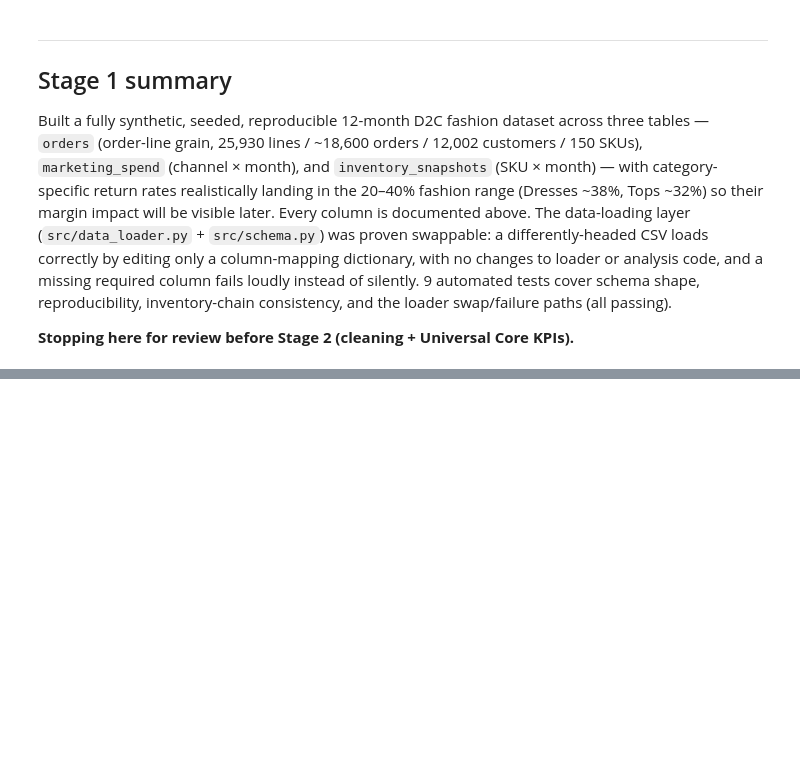
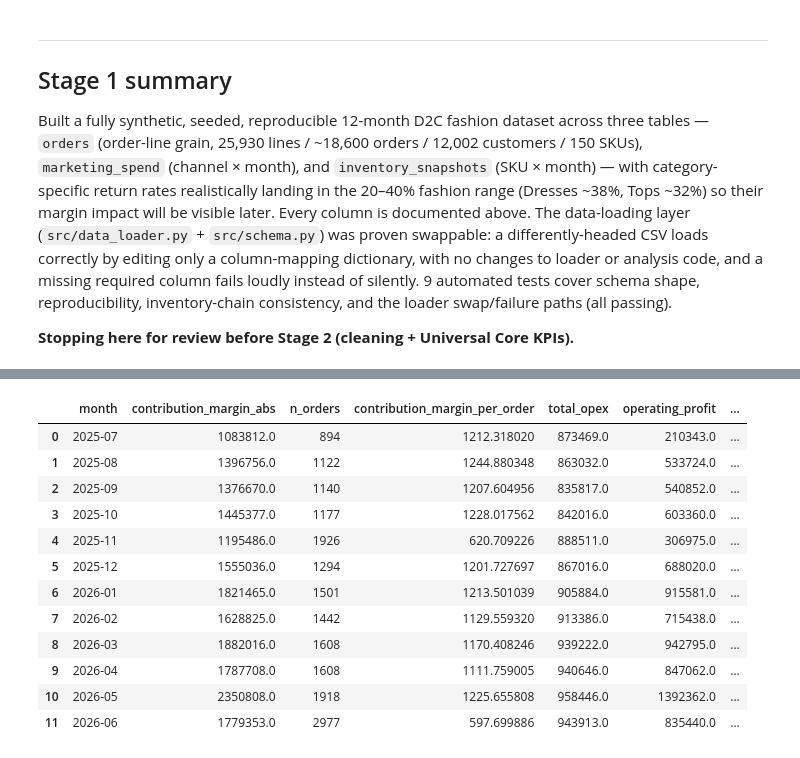
Before and after one commit to hrishikeshkedia-prog/ledger-margin-analysis, a Jupyter notebook: ceo_dashboard/notebooks/ceo_dashboard.ipynb, the cells around one changed output, grey strips where cells are left out. Drawn from its saved outputs; the diff is of its cells as text; code cells hidden in the pictures; blank space fills up the shorter version.

```diff
--- a/ceo_dashboard/notebooks/ceo_dashboard.ipynb
+++ b/ceo_dashboard/notebooks/ceo_dashboard.ipynb
@@ -349,0 +565,10 @@ passing).
+# %%
+orders_clean, decision_log_real = clean.clean_orders(data["orders"])
+print("Decision log (cleaning the real canonical orders table):")
+print(decision_log_real.to_string(index=False))
+assert (decision_log_real["rows_affected"] == 0).all(), "canonical data should be clean by construction"
+print("\nConfirmed: canonical data is clean by construction, as expected.")
+print(f"orders_clean shape: {orders_clean.shape} (includes new 'valid_economics' column)")
+
+opex_df = data["opex"]
+inventory_df = data["inventory_snapshots"]
@@ -349,0 +756,21 @@ passing).
+# %%
+pnl_trend = core.company_pnl_trend(orders_clean, opex_df)
+money_cols = ["contribution_margin_abs", "total_opex", "operating_profit", "net_revenue"]
+pnl_display = pnl_trend.copy()
+pnl_display[money_cols] = pnl_display[money_cols].round(0)
+pnl_display["operating_margin_pct_display"] = (pnl_display["operating_margin_pct"] * 100).round(1)
+pnl_display.drop(columns=["operating_margin_pct"])
+# %% [output]
+|  | month | contribution_margin_abs | n_orders | contribution_margin_per_order | total_opex | operating_profit | ... |
+| 0 | 2025-07 | 1083812.0 | 894 | 1212.318020 | 873469.0 | 210343.0 | ... |
+| 1 | 2025-08 | 1396756.0 | 1122 | 1244.880348 | 863032.0 | 533724.0 | ... |
+| 2 | 2025-09 | 1376670.0 | 1140 | 1207.604956 | 835817.0 | 540852.0 | ... |
+| 3 | 2025-10 | 1445377.0 | 1177 | 1228.017562 | 842016.0 | 603360.0 | ... |
+| 4 | 2025-11 | 1195486.0 | 1926 | 620.709226 | 888511.0 | 306975.0 | ... |
+| 5 | 2025-12 | 1555036.0 | 1294 | 1201.727697 | 867016.0 | 688020.0 | ... |
+| 6 | 2026-01 | 1821465.0 | 1501 | 1213.501039 | 905884.0 | 915581.0 | ... |
+| 7 | 2026-02 | 1628825.0 | 1442 | 1129.559320 | 913386.0 | 715438.0 | ... |
+| 8 | 2026-03 | 1882016.0 | 1608 | 1170.408246 | 939222.0 | 942795.0 | ... |
+| 9 | 2026-04 | 1787708.0 | 1608 | 1111.759005 | 940646.0 | 847062.0 | ... |
+| 10 | 2026-05 | 2350808.0 | 1918 | 1225.655808 | 958446.0 | 1392362.0 | ... |
+| 11 | 2026-06 | 1779353.0 | 2977 | 597.699886 | 943913.0 | 835440.0 | ... |
```
Also changed, not shown: parts of 32 cells of this notebook, 11 other files.
